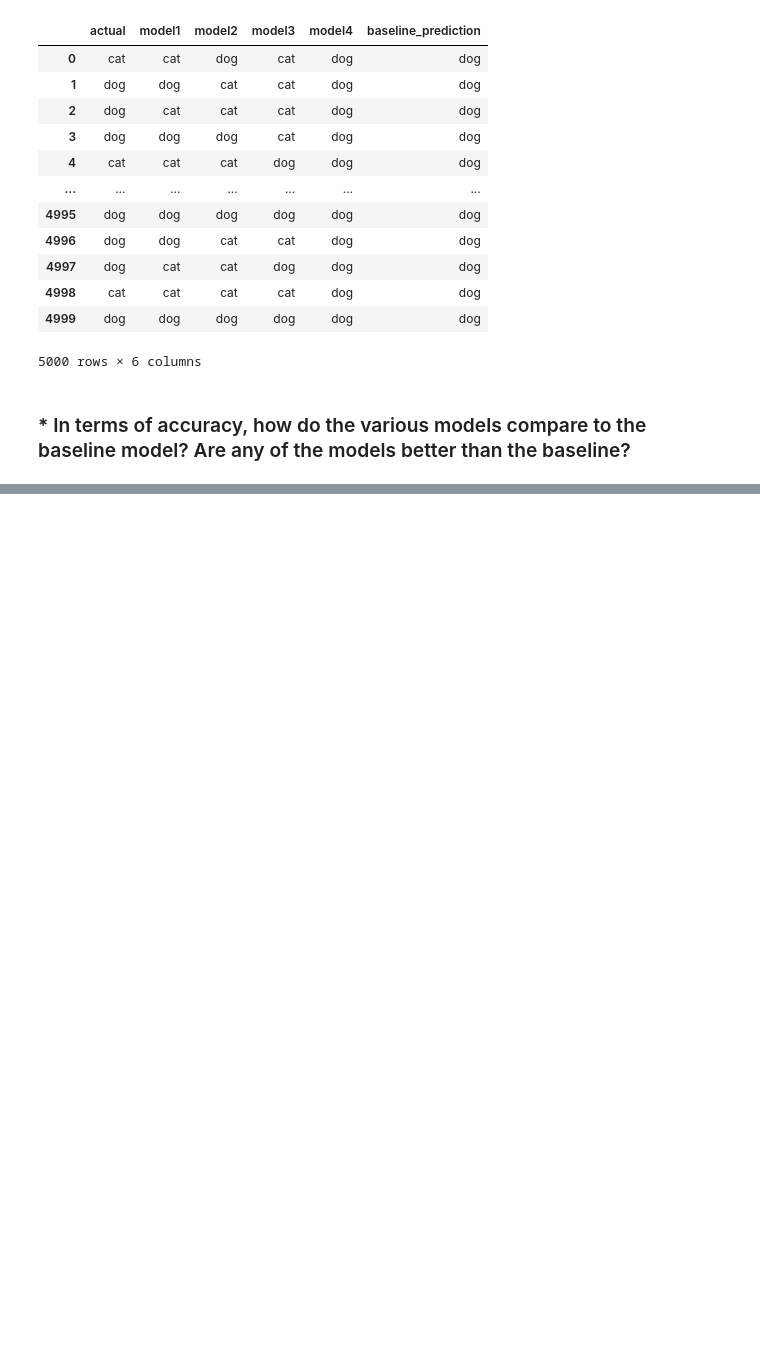
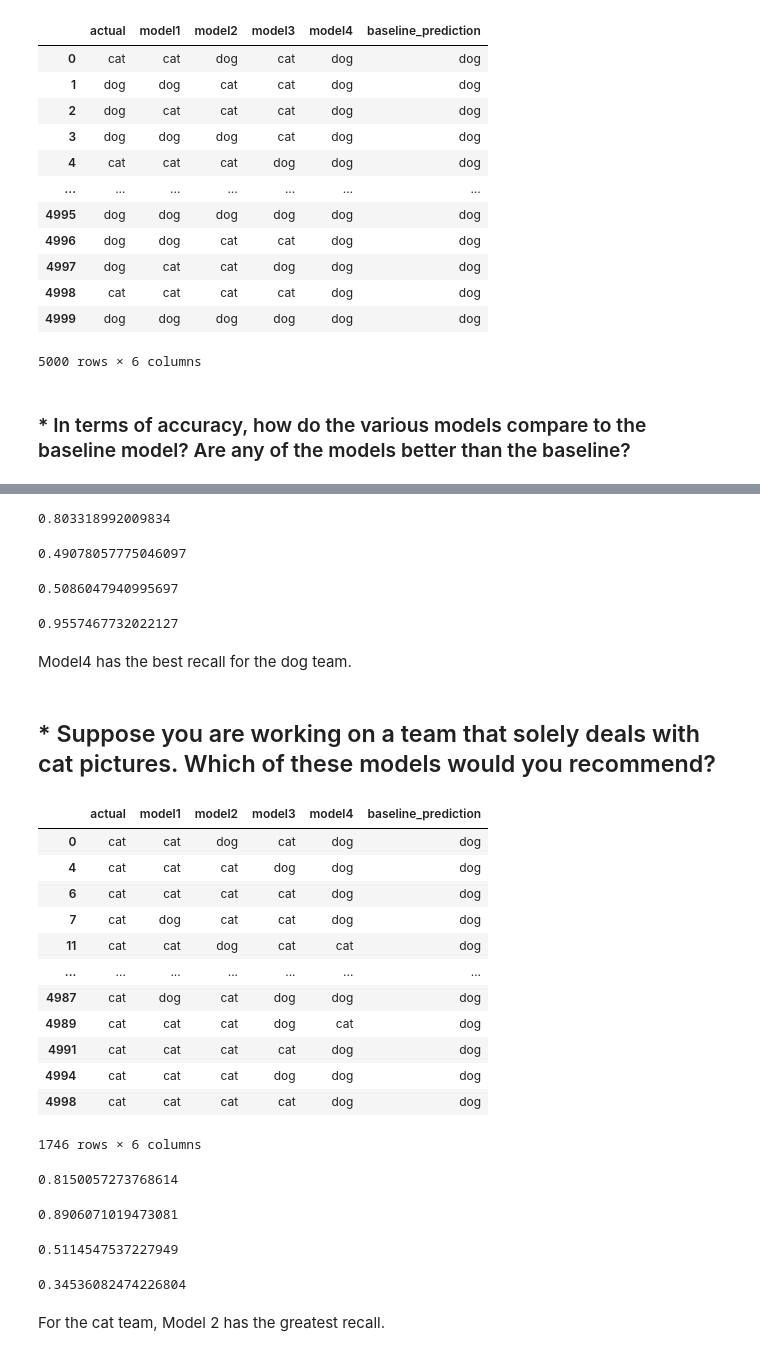
Before and after one commit to elizabethswarren/classification-exercises, a Jupyter notebook: model_evaluation.ipynb, the cells around one changed output, grey strips where cells are left out. Drawn from its saved outputs; the diff is of its cells as text; code cells hidden in the pictures; blank space fills up the shorter version.

Commit message:
Complete model evaluation exercises

```diff
--- a/model_evaluation.ipynb
+++ b/model_evaluation.ipynb
@@ -202,0 +235,63 @@ paws_df
+# %%
+# Model 1
+(subset.actual == subset.model1).mean()
+# %% [output]
+0.803318992009834
+# %%
+# Model 2
+(subset.actual == subset.model2).mean()
+# %% [output]
+0.49078057775046097
+# %%
+# Model 3
+(subset.actual == subset.model3).mean()
+# %% [output]
+0.5086047940995697
+# %%
+#Model 4
+(subset.actual == subset.model4).mean()
+# %% [output]
+0.9557467732022127
+# %% [markdown]
+Model4 has the best recall for the dog team.
+# %% [markdown]
+## * Suppose you are working on a team that solely deals with cat pictures. Which of these models would you recommend?
+# %%
+subset = paws_df[paws_df.actual == 'cat']
+subset
+# %% [output]
+|  | actual | model1 | model2 | model3 | model4 | baseline_prediction |
+| 0 | cat | cat | dog | cat | dog | dog |
+| 4 | cat | cat | cat | dog | dog | dog |
+| 6 | cat | cat | cat | cat | dog | dog |
+| 7 | cat | dog | cat | cat | dog | dog |
+| 11 | cat | cat | dog | cat | cat | dog |
+| ... | ... | ... | ... | ... | ... | ... |
+| 4987 | cat | dog | cat | dog | dog | dog |
+| 4989 | cat | cat | cat | dog | cat | dog |
+| 4991 | cat | cat | cat | cat | dog | dog |
+| 4994 | cat | cat | cat | dog | dog | dog |
+| 4998 | cat | cat | cat | cat | dog | dog |
+1746 rows × 6 columns
+# %%
+# Model 1
+(subset.actual == subset.model1).mean()
+# %% [output]
+0.8150057273768614
+# %%
+# Model 2
+(subset.actual == subset.model2).mean()
+# %% [output]
+0.8906071019473081
+# %%
+# Model 3
+(subset.actual == subset.model3).mean()
+# %% [output]
+0.5114547537227949
+# %%
+# Model 4
+(subset.actual == subset.model4).mean()
+# %% [output]
+0.34536082474226804
+# %% [markdown]
+For the cat team, Model 2 has the greatest recall.
```
Also changed, not shown: parts of 12 cells of this notebook.
